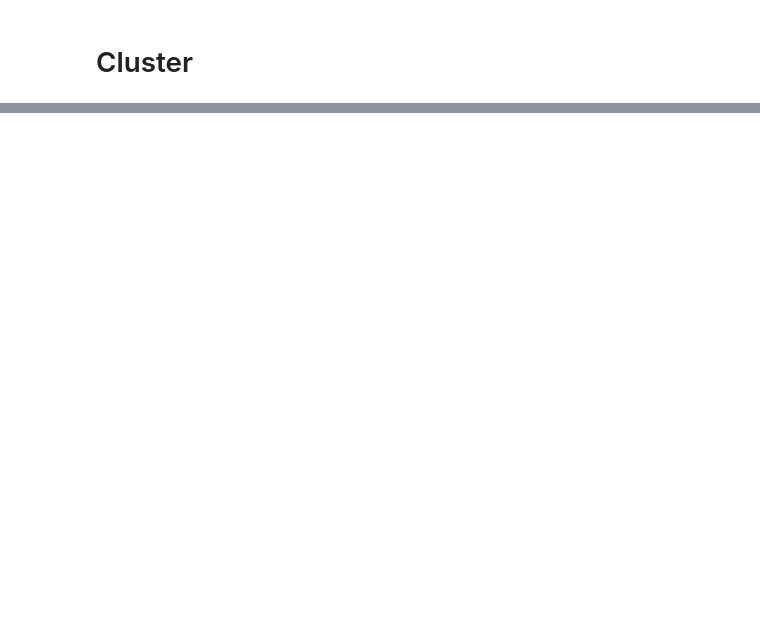
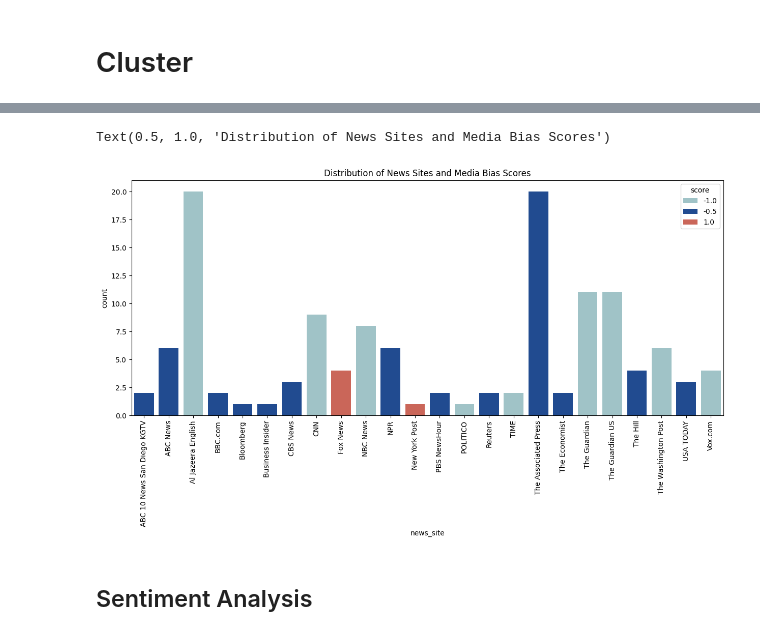
Before and after one commit to jjoycehu/poli-179, a Jupyter notebook: analysis.ipynb, the cells around one changed output, grey strips where cells are left out. Cells and saved outputs as stored; diff of their text form; code cells hidden in the pictures; blank space fills up the shorter version.

```diff
--- a/analysis.ipynb
+++ b/analysis.ipynb
@@ -396,0 +203,10 @@ Notes:
+# %%
+plt.figure(figsize=(15, 6))
+sns.countplot(df_bias.sort_values('news_site'), x = 'news_site', hue='score', palette = ['#9AC8CD', '#0E46A3', '#DD5746'])
+plt.xticks(rotation=90)
+plt.title('Distribution of News Sites and Media Bias Scores')
+# %% [output]
+Text(0.5, 1.0, 'Distribution of News Sites and Media Bias Scores')
+[figure, added]
+# %% [markdown]
+## Sentiment Analysis
```
Also changed, not shown: parts of 54 cells of this notebook.
